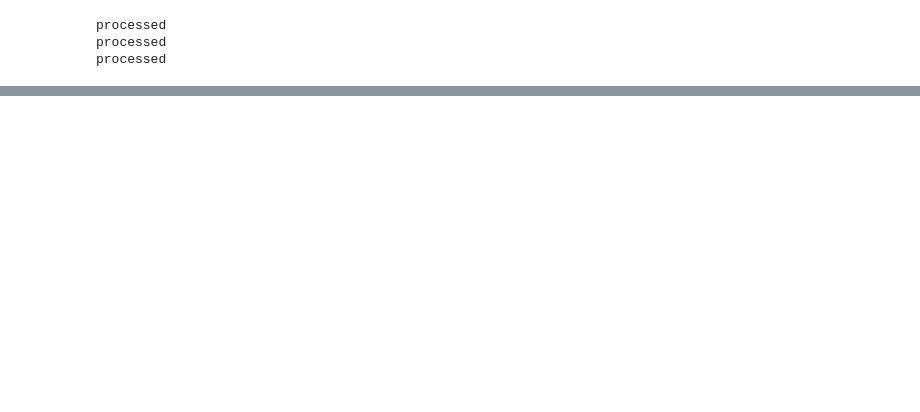
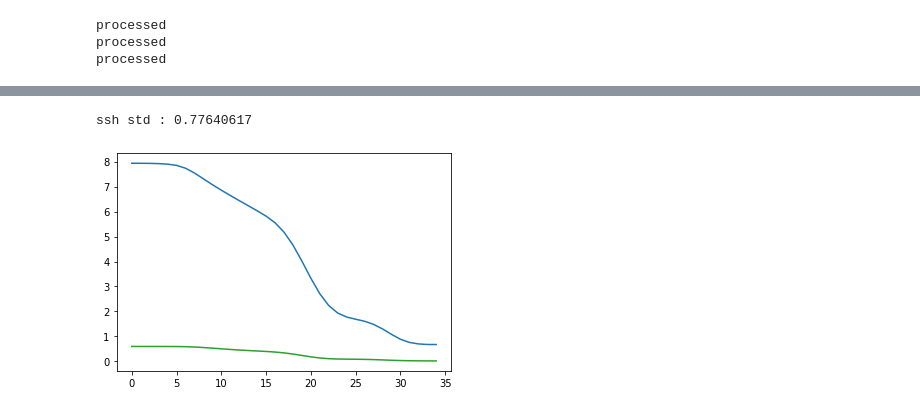
Before and after one commit to Etienne-Meunier/DINO-Fusion, a Jupyter notebook: Diffusion_Model/notebooks/data_loading.ipynb, the cells around one changed output, grey strips where cells are left out. Cells and saved outputs as stored; diff of their text form; code cells hidden in the pictures; blank space fills up the shorter version.

```diff
--- a/Diffusion_Model/notebooks/data_loading.ipynb
+++ b/Diffusion_Model/notebooks/data_loading.ipynb
@@ -129,0 +122,7 @@ del dataset, dataset_infos
+# %%
+plt.plot(dataset_infos["std"][0,:35,0,0],color="tab:blue")
+plt.plot(dataset_infos["std"][0,35:70,0,0],color="tab:green")
+print("ssh std :", dataset_infos["std"][0,70,0,0])
+# %% [output]
+ssh std : 0.77640617
+[figure, added]
```
Also changed, not shown: parts of 19 cells of this notebook.
